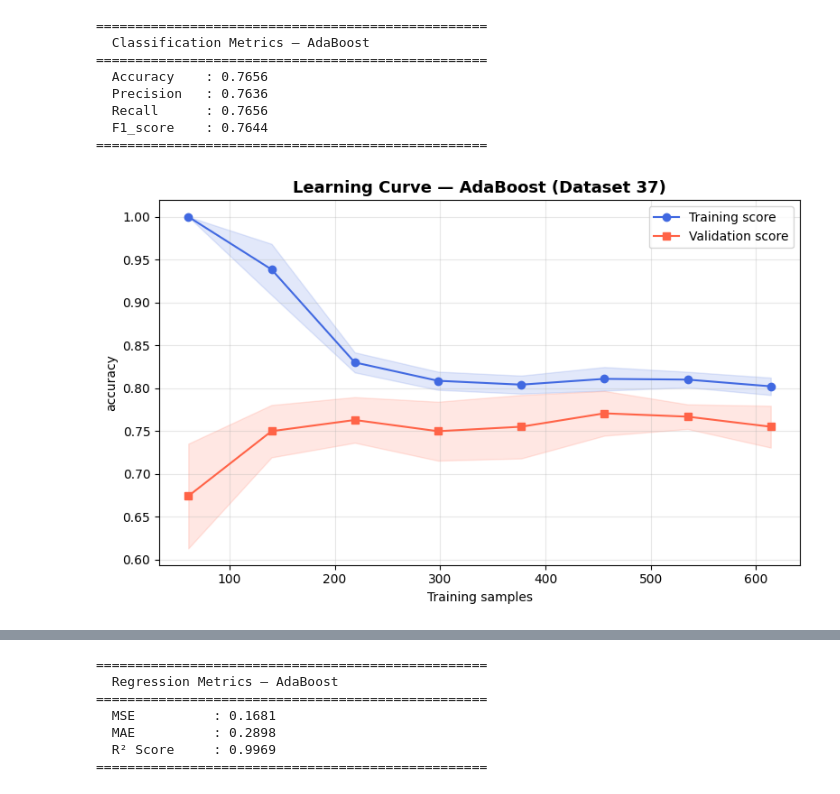
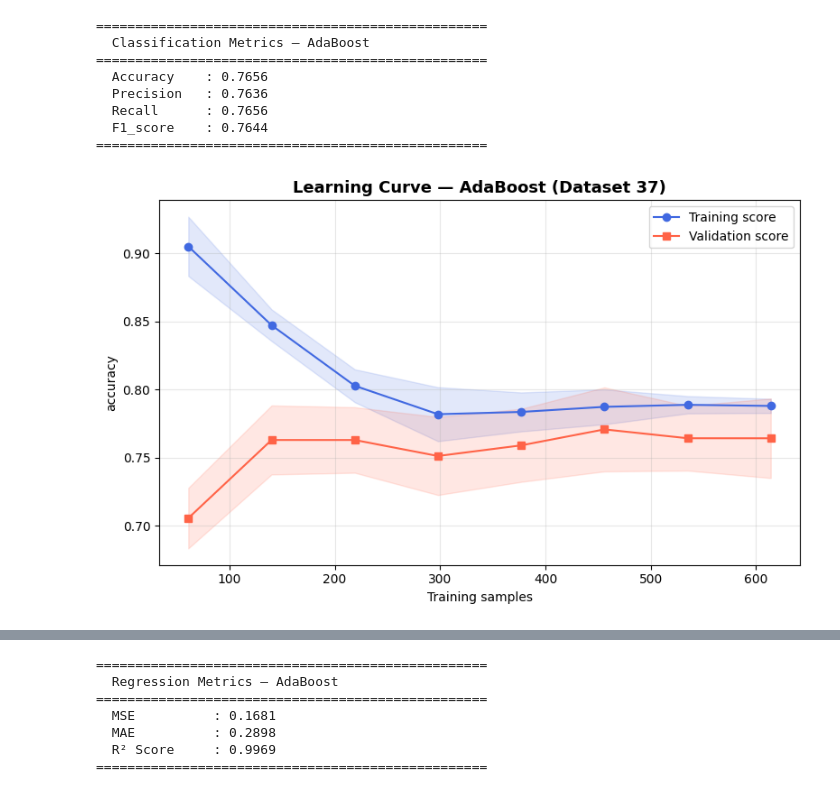
Before and after one commit to Jero2110/Advanced_ML_Phase_3, a Jupyter notebook: analysis/G01_Jeronimo_Ramos_Phase3.ipynb, the cells around one changed output, grey strips where cells are left out. Saved outputs shown, nothing was run; the diff lists cells and outputs as text; code cells hidden in the pictures.

```diff
--- a/analysis/G01_Jeronimo_Ramos_Phase3.ipynb
+++ b/analysis/G01_Jeronimo_Ramos_Phase3.ipynb
@@ -767,15 +786,15 @@ clf_results.append({'Model': 'AdaBoost', **metrics_ada_c})
 # %%
 fig, ax = plt.subplots(figsize=(8, 5))
 plot_learning_curve(
     AdaBoostClassifier(
         estimator=DecisionTreeClassifier(max_depth=1),
-        n_estimators=300, learning_rate=0.5, algorithm='SAMME', random_state=42
+        n_estimators=300, learning_rate=0.1, algorithm='SAMME', random_state=42
     ),
     X_class, y_class,
     title='Learning Curve — AdaBoost (Dataset 37)',
     cv=cv_clf, scoring='accuracy', ax=ax
 )
 plt.tight_layout()
 plt.show()
 # %% [output]
-[figure, old version]
+[figure, new version]
```
Also changed, not shown: parts of 25 cells of this notebook, 1 other file.
